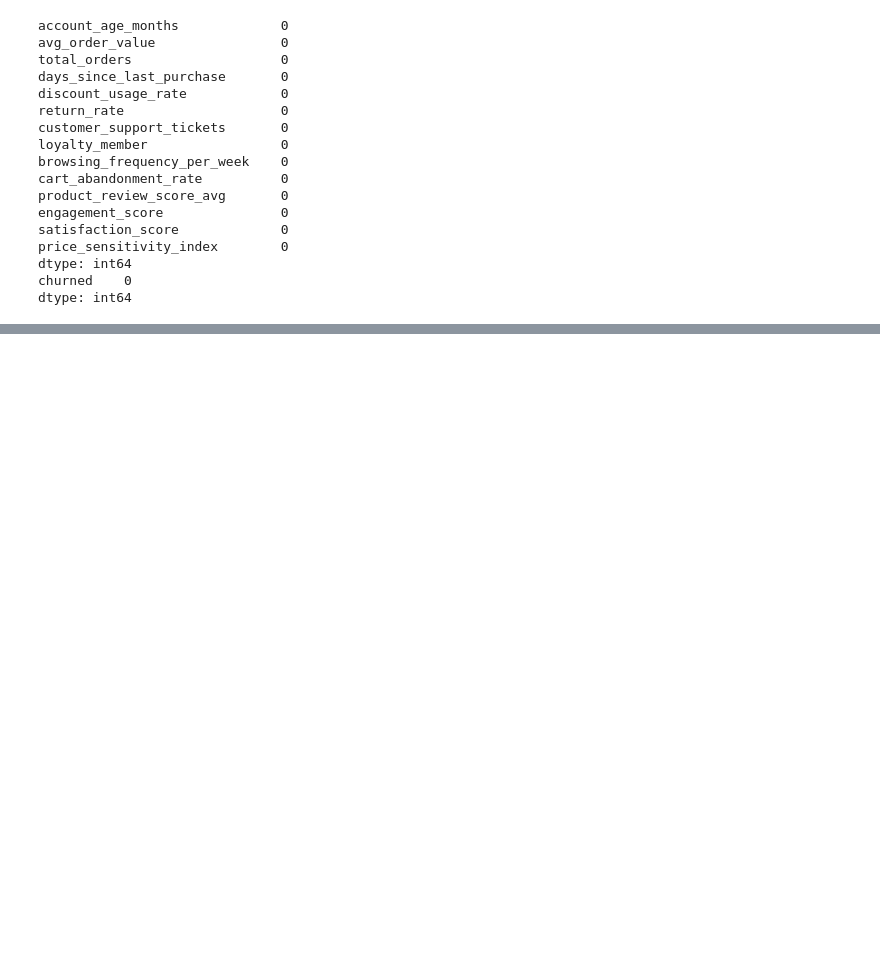
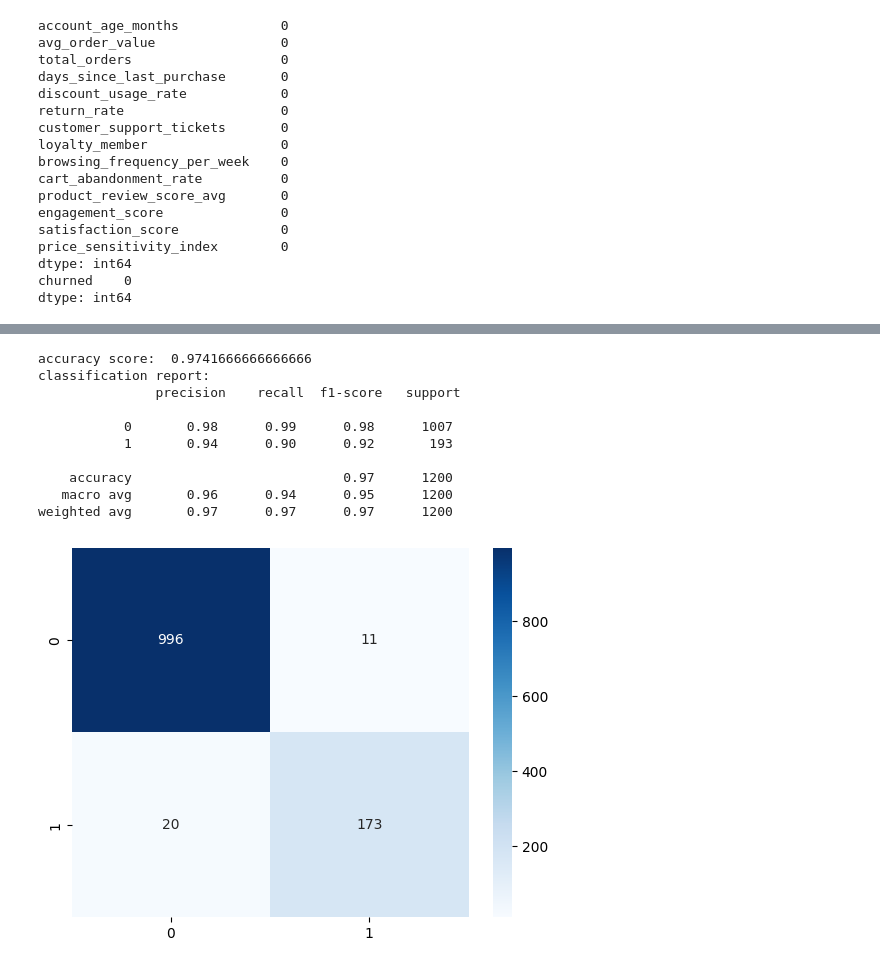
Before and after one commit to MuhammadSaadibnMaqsood/Machine-Learning-E-Commerce-Customer-Churn-Model, a Jupyter notebook: customer_chrun_model.ipynb, the cells around one changed output, grey strips where cells are left out. Drawn from its saved outputs; the diff is of its cells as text; code cells hidden in the pictures; blank space fills up the shorter version.

```diff
--- a/customer_chrun_model.ipynb
+++ b/customer_chrun_model.ipynb
@@ -48,3 +48,15 @@ dtype: int64
 # train test split
 
 x_train, x_test, y_train, y_test = train_test_split(X, Y, test_size=0.2, random_state=42)
+# %%
+scaler = StandardScaler()
+
+# Identify numerical features (exclude the categorical 'loyalty_member')
+num_cols = [col for col in X.columns if col != 'loyalty_member']
+
+# Fit on training data and transform both train and test sets
+x_train_scaled = x_train.copy()
+x_test_scaled = x_test.copy()
+
+x_train_scaled[num_cols] = scaler.fit_transform(x_train[num_cols])
+x_test_scaled[num_cols] = scaler.transform(x_test[num_cols])
@@ -56,0 +105,19 @@ ValueError: could not convert string to float: 'No'
+# %%
+print("accuracy score: ", accuracy_score(y_test, y_pred))
+print("classification report:\n", classification_report(y_test, y_pred))
+
+# Clean up heatmap text format using fmt='g' to get rid of '1e+03'
+sns.heatmap(confusion_matrix(y_test, y_pred), annot=True, fmt='g', cmap='Blues')
+plt.show()
+# %% [output]
+accuracy score:  0.9741666666666666
+classification report:
+               precision    recall  f1-score   support
+
+           0       0.98      0.99      0.98      1007
+           1       0.94      0.90      0.92       193
+
+    accuracy                           0.97      1200
+   macro avg       0.96      0.94      0.95      1200
+weighted avg       0.97      0.97      0.97      1200
+[figure, added]
```
Also changed, not shown: parts of 4 cells of this notebook.
